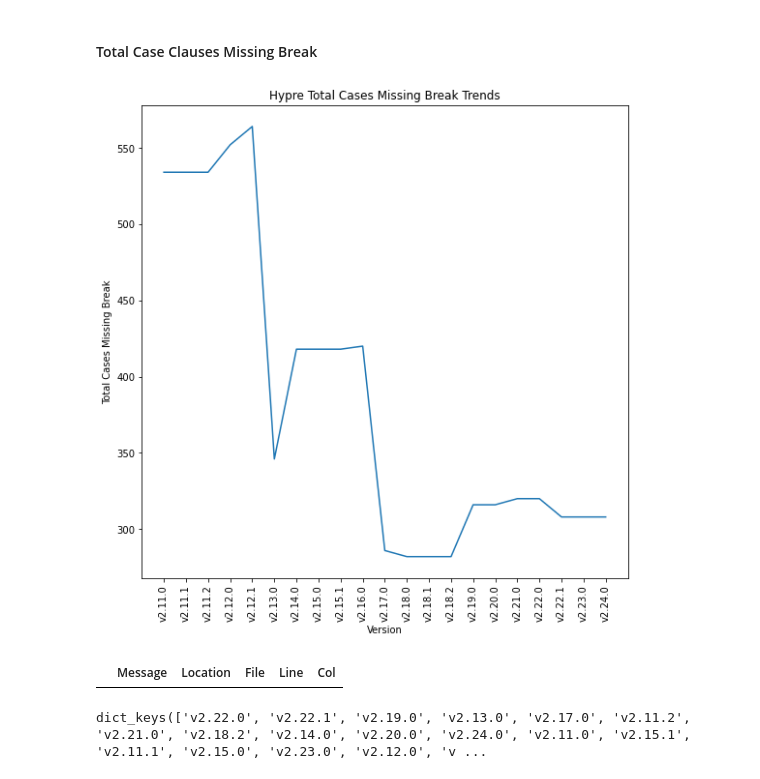
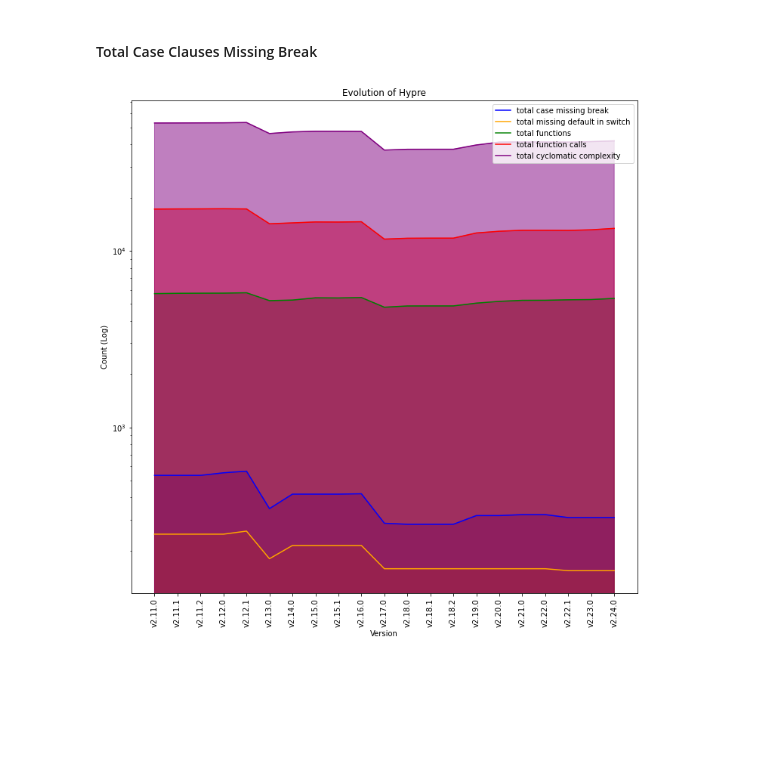
Before and after one commit to HPCL/codepurrfect, a Jupyter notebook: src/dockerStuff/Tool Use Case (HYPRE).ipynb, the cells around one changed output. Cells and saved outputs as stored; diff of their text form; code cells hidden in the pictures; blank space fills up the shorter version.

```diff
--- a/src/dockerStuff/Tool Use Case (HYPRE).ipynb
+++ b/src/dockerStuff/Tool Use Case (HYPRE).ipynb
@@ -523,19 +518,30 @@ plt.savefig("HypreTotalSwitchNoDefaultTrends.png")
 # %%
 df = data["v2.24.0"]["ast_metrics"]["visit-switch"]
 df = df.loc[df.Message == "CASE MISSING BREAK"]
 df.head()
 
 total_cases = []
 for version in sorted_versions:
     df = data[version]["ast_metrics"]["visit-switch"]
     df = df.loc[df.Message == "CASE MISSING BREAK"]
     total_cases.append(df.size)
-plt.figure(figsize=(9, 9))
-plt.plot(sorted_versions, total_cases)
+plt.figure(figsize=(12, 12))
+plt.plot(sorted_versions, total_cases, color='blue')
+plt.fill_between(sorted_versions, total_cases, color='blue', alpha=0.5)
+plt.plot(sorted_versions, total_switch_miss, color='orange')
+plt.fill_between(sorted_versions, total_switch_miss, color='orange', alpha=0.5)
+plt.plot(sorted_versions, total_fs, color='green')
+plt.fill_between(sorted_versions, total_fs, color='green', alpha=0.5)
+plt.plot(sorted_versions, total_fanout, color='red')
+plt.fill_between(sorted_versions, total_fanout, color='red', alpha=0.5)
+plt.plot(sorted_versions, total_ccs, color='purple')
+plt.fill_between(sorted_versions, total_ccs, color='purple', alpha=0.5)
+plt.yscale('log')
 plt.xticks(rotation=90)
 plt.xlabel("Version")
-plt.ylabel("Total Cases Missing Break")
-plt.title("Hypre Total Cases Missing Break Trends")
-plt.savefig("HypreTotalCaseNoBreakTrends.png")
+plt.ylabel('Count (Log)')
+plt.title('Evolution of Hypre')
+plt.legend(['total case missing break', 'total missing default in switch', 'total functions', 'total function calls', 'total cyclomatic complexity'], loc='upper right')
+plt.savefig("EvolutionOfHypreTrends.png")
 # %% [output]
-[figure, old version]
+[figure, new version]
@@ -544,13 +547,0 @@ df = data["v2.24.0"]["ast_metrics"]["visit-switch"]
-# %%
-df_files   = df["Location"].apply(lambda s : s.split(':')[0])
-df_line_no = df["Location"].apply(lambda s : s.split(':')[1])
-df_col_no  = df["Location"].apply(lambda s : s.split(':')[2])
-df["File"] = df_files
-df["Line"] = df_line_no
-df["Col"]  = df_col_no
-# %% [output]
-|  | Message | Location | File | Line | Col |
-# %%
-data.keys()
-# %% [output]
-dict_keys(['v2.22.0', 'v2.22.1', 'v2.19.0', 'v2.13.0', 'v2.17.0', 'v2.11.2', 'v2.21.0', 'v2.18.2', 'v2.14.0', 'v2.20.0', 'v2.24.0', 'v2.11.0', 'v2.15.1', 'v2.11.1', 'v2.15.0', 'v2.23.0', 'v2.12.0', 'v ...
```
Also changed, not shown: parts of 15 cells of this notebook, 4 other files.
